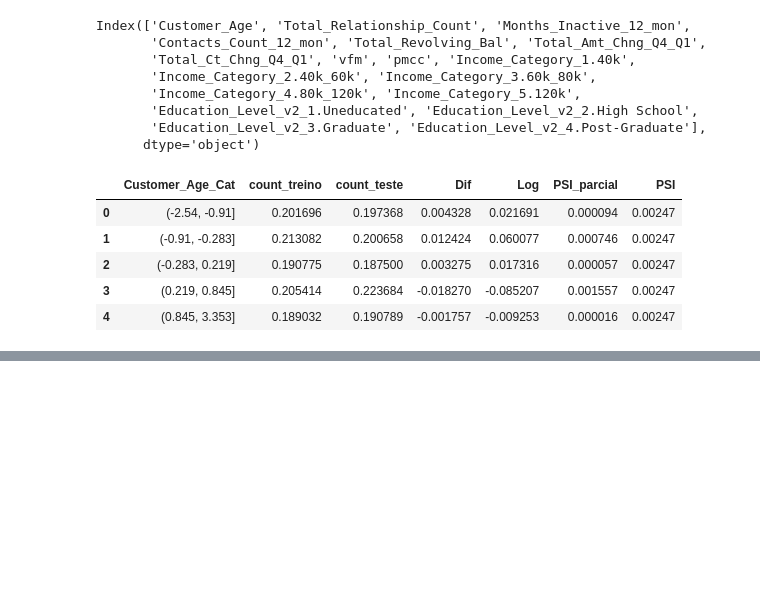
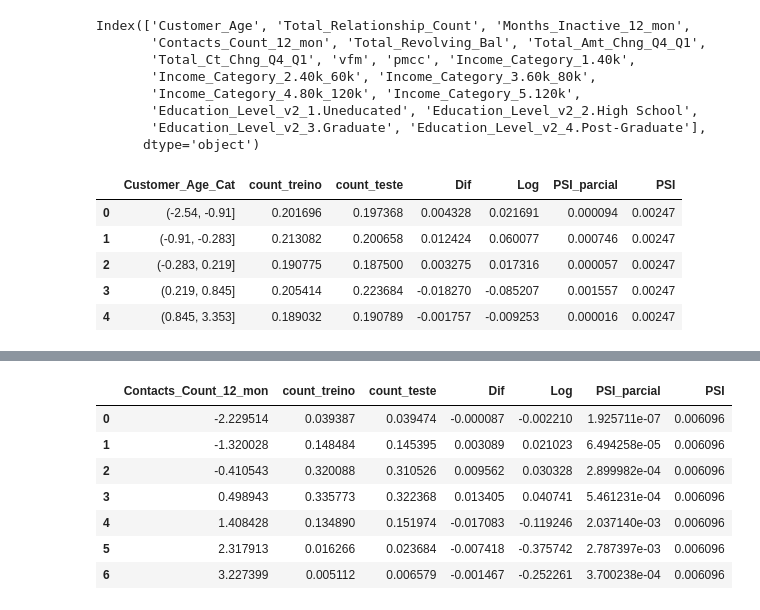
Before and after one commit to HugoCalegari/Estudo_Cartao_Credito, a Jupyter notebook: vCartao_Credito/2.Modelagem/4.Modelos_finais.ipynb, the cells around one changed output, grey strips where cells are left out. Drawn from its saved outputs; the diff is of its cells as text; code cells hidden in the pictures; blank space fills up the shorter version.

```diff
--- a/vCartao_Credito/2.Modelagem/4.Modelos_finais.ipynb
+++ b/vCartao_Credito/2.Modelagem/4.Modelos_finais.ipynb
@@ -616,0 +666,11 @@ Funcoes.PSI(X_treino_val_new, X_teste_new, 'Customer_Age_Cat')
+# %%
+Funcoes.PSI(X_treino_val_new, X_teste_new, 'Contacts_Count_12_mon')
+# %% [output]
+|  | Contacts_Count_12_mon | count_treino | count_teste | Dif | Log | PSI_parcial | PSI |
+| 0 | -2.229514 | 0.039387 | 0.039474 | -0.000087 | -0.002210 | 1.925711e-07 | 0.006096 |
+| 1 | -1.320028 | 0.148484 | 0.145395 | 0.003089 | 0.021023 | 6.494258e-05 | 0.006096 |
+| 2 | -0.410543 | 0.320088 | 0.310526 | 0.009562 | 0.030328 | 2.899982e-04 | 0.006096 |
+| 3 | 0.498943 | 0.335773 | 0.322368 | 0.013405 | 0.040741 | 5.461231e-04 | 0.006096 |
+| 4 | 1.408428 | 0.134890 | 0.151974 | -0.017083 | -0.119246 | 2.037140e-03 | 0.006096 |
+| 5 | 2.317913 | 0.016266 | 0.023684 | -0.007418 | -0.375742 | 2.787397e-03 | 0.006096 |
+| 6 | 3.227399 | 0.005112 | 0.006579 | -0.001467 | -0.252261 | 3.700238e-04 | 0.006096 |
```
Also changed, not shown: parts of 21 cells of this notebook.
